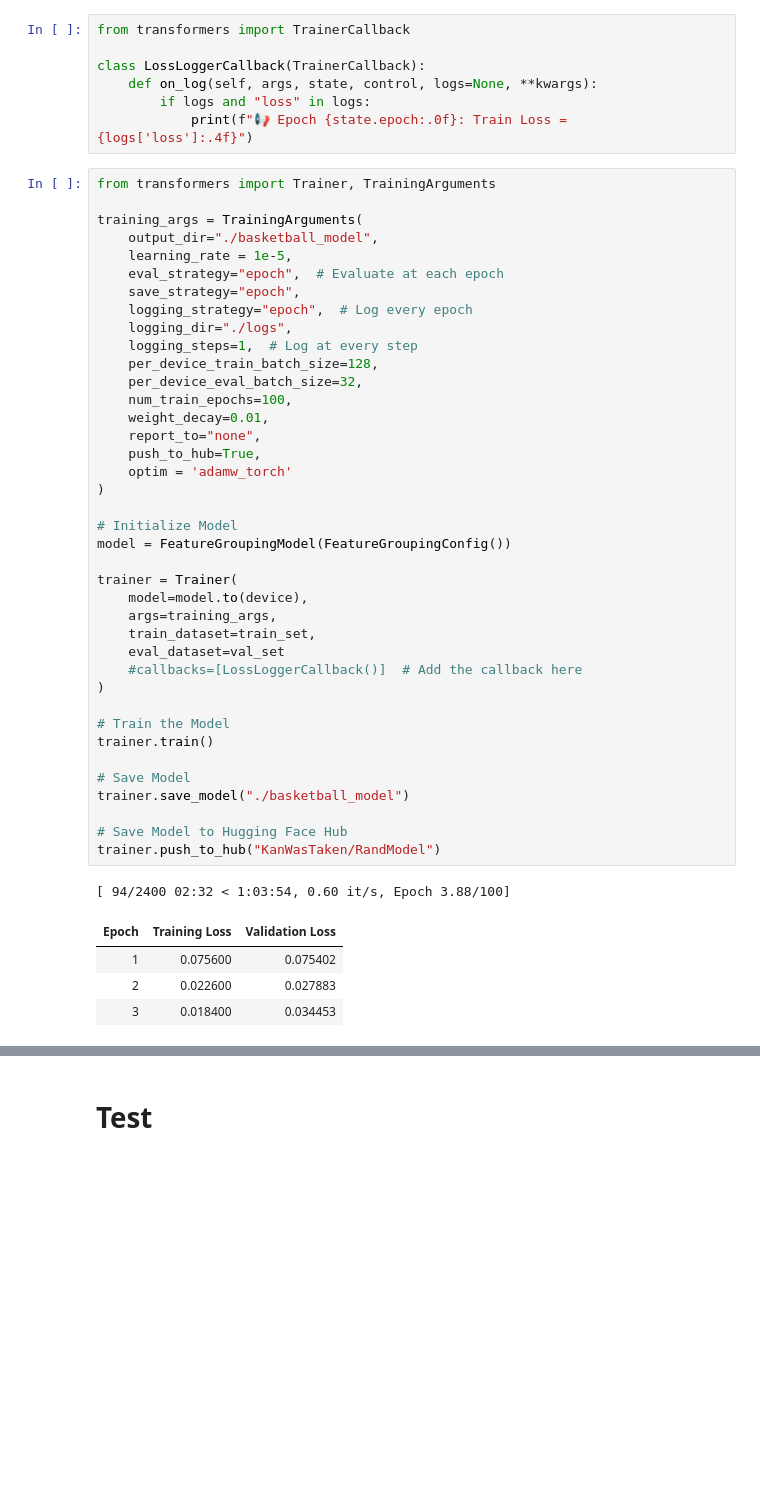
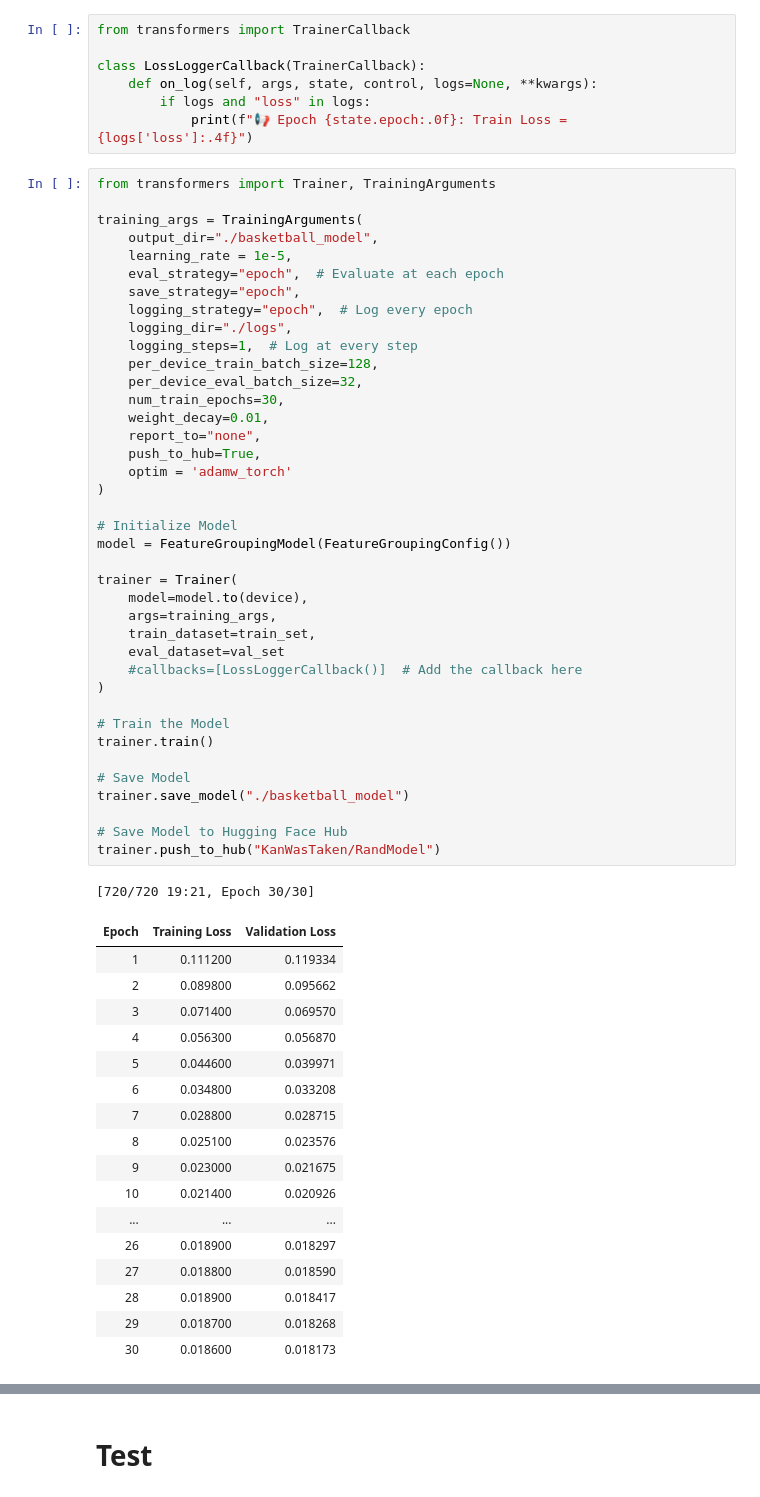
Before and after one commit to KangaOnGit/Wharton-Data-Science-Competition, a Jupyter notebook: Regression Model (Synthetic Data Generaion).ipynb, the cells around one changed output, grey strips where cells are left out. Drawn from its saved outputs; the diff is of its cells as text; blank space fills up the shorter version.

```diff
--- a/Regression Model (Synthetic Data Generaion).ipynb
+++ b/Regression Model (Synthetic Data Generaion).ipynb
@@ -562,35 +520,48 @@ training_args = TrainingArguments(
     logging_steps=1,  # Log at every step
     per_device_train_batch_size=128,
     per_device_eval_batch_size=32,
-    num_train_epochs=100,
+    num_train_epochs=30,
     weight_decay=0.01,
     report_to="none",
     push_to_hub=True,
     optim = 'adamw_torch'
 )
 
 # Initialize Model
 model = FeatureGroupingModel(FeatureGroupingConfig())
 
 trainer = Trainer(
     model=model.to(device),
     args=training_args,
     train_dataset=train_set,
     eval_dataset=val_set
     #callbacks=[LossLoggerCallback()]  # Add the callback here
 )
 
 # Train the Model
 trainer.train()
 
 # Save Model
 trainer.save_model("./basketball_model")
 
 # Save Model to Hugging Face Hub
 trainer.push_to_hub("KanWasTaken/RandModel")
 # %% [output]
-[ 94/2400 02:32 < 1:03:54, 0.60 it/s, Epoch 3.88/100]
+[720/720 19:21, Epoch 30/30]
 | Epoch | Training Loss | Validation Loss |
-| 1 | 0.075600 | 0.075402 |
-| 2 | 0.022600 | 0.027883 |
-| 3 | 0.018400 | 0.034453 |
+| 1 | 0.111200 | 0.119334 |
+| 2 | 0.089800 | 0.095662 |
+| 3 | 0.071400 | 0.069570 |
+| 4 | 0.056300 | 0.056870 |
+| 5 | 0.044600 | 0.039971 |
+| 6 | 0.034800 | 0.033208 |
+| 7 | 0.028800 | 0.028715 |
+| 8 | 0.025100 | 0.023576 |
+| 9 | 0.023000 | 0.021675 |
+| 10 | 0.021400 | 0.020926 |
+| ... | ... | ... |
+| 26 | 0.018900 | 0.018297 |
+| 27 | 0.018800 | 0.018590 |
+| 28 | 0.018900 | 0.018417 |
+| 29 | 0.018700 | 0.018268 |
+| 30 | 0.018600 | 0.018173 |
```
Also changed, not shown: parts of 10 cells of this notebook.
